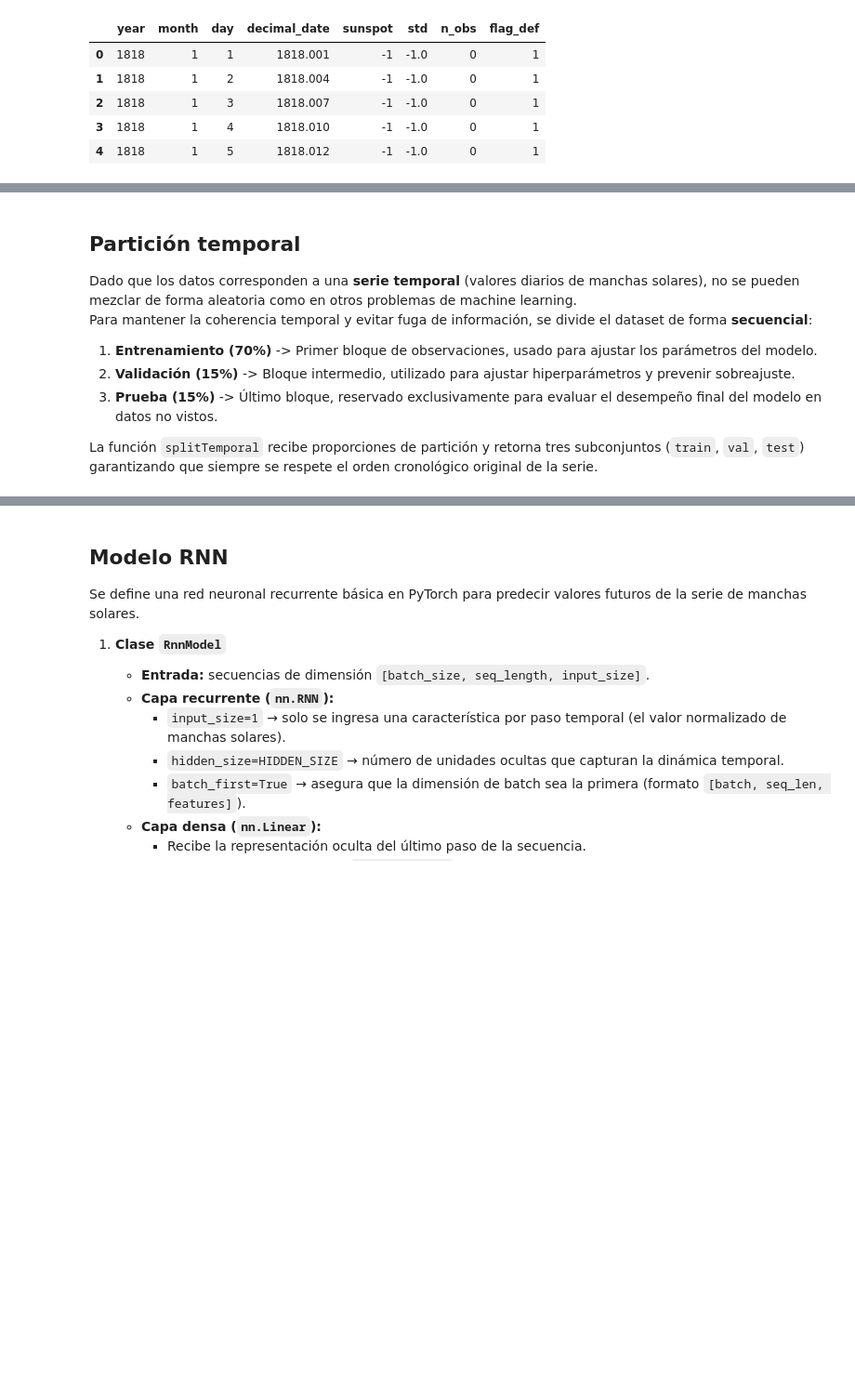
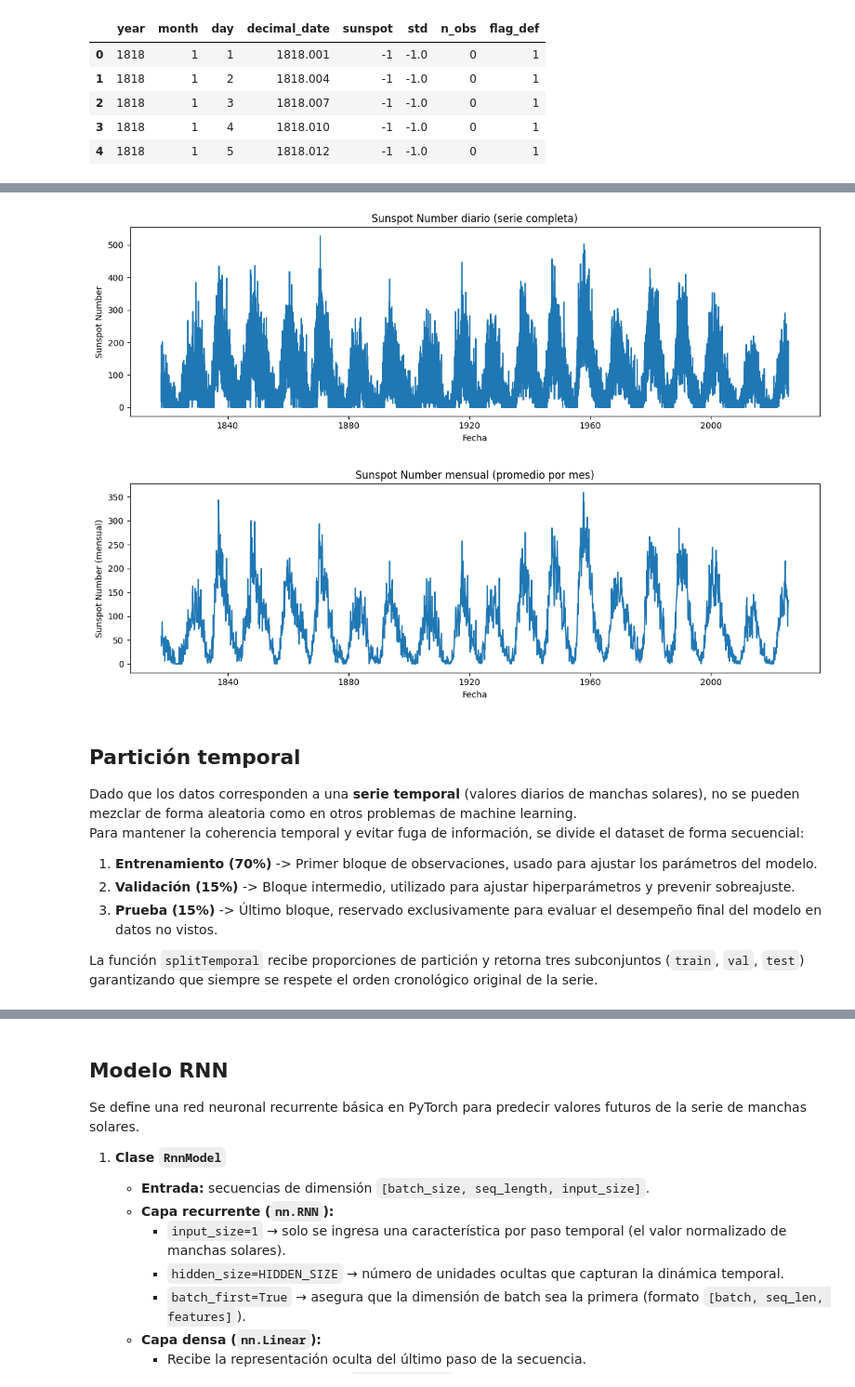
Before and after one commit to JosueSay/labs_dl, a Jupyter notebook: lab4/lab4.ipynb, the cells around one changed output, grey strips where cells are left out. Shown at 93% size. Saved outputs shown, nothing was run; the diff lists cells and outputs as text; code cells hidden in the pictures; blank space fills up the shorter version.

```diff
--- a/lab4/lab4.ipynb
+++ b/lab4/lab4.ipynb
@@ -83,8 +100,39 @@ data_clean = dropMissingSunspots(data)
+# %%
+def visualizarSerieCompleta(df):
+    # Espera un DataFrame limpio (sin -1 en 'sunspot') con columnas: year, month, day, sunspot
+    dfx = df.copy()
+    dfx["date"] = pd.to_datetime(
+        dict(year=dfx["year"], month=dfx["month"], day=dfx["day"]),
+        errors="coerce"
+    )
+    dfx = dfx[dfx["date"].notna()].set_index("date").sort_index()
+
+    # Gráfica 1: serie diaria completa
+    plt.figure(figsize=(12,4))
+    plt.plot(dfx.index, dfx["sunspot"])
+    plt.title("Sunspot Number diario (serie completa)")
+    plt.xlabel("Fecha"); plt.ylabel("Sunspot Number")
+    plt.tight_layout()
+    plt.show()
+
+    # Gráfica 2: promedio mensual (suaviza la variabilidad diaria)
+    monthly = dfx["sunspot"].resample("MS").mean()
+    plt.figure(figsize=(12,4))
+    plt.plot(monthly.index, monthly.values)
+    plt.title("Sunspot Number mensual (promedio por mes)")
+    plt.xlabel("Fecha"); plt.ylabel("Sunspot Number (mensual)")
+    plt.tight_layout()
+    plt.show()
+
+visualizarSerieCompleta(data_clean)
+# %% [output]
+[figure, added]
+[figure, added]
 # %% [markdown]
 ## Partición temporal
 
 Dado que los datos corresponden a una **serie temporal** (valores diarios de manchas solares), no se pueden mezclar de forma aleatoria como en otros problemas de machine learning.
-Para mantener la coherencia temporal y evitar fuga de información, se divide el dataset de forma **secuencial**:
+Para mantener la coherencia temporal y evitar fuga de información, se divide el dataset de forma secuencial:
 
 1. **Entrenamiento (70%)** -> Primer bloque de observaciones, usado para ajustar los parámetros del modelo.
 2. **Validación (15%)** -> Bloque intermedio, utilizado para ajustar hiperparámetros y prevenir sobreajuste.
```
Also changed, not shown: parts of 9 cells of this notebook.
